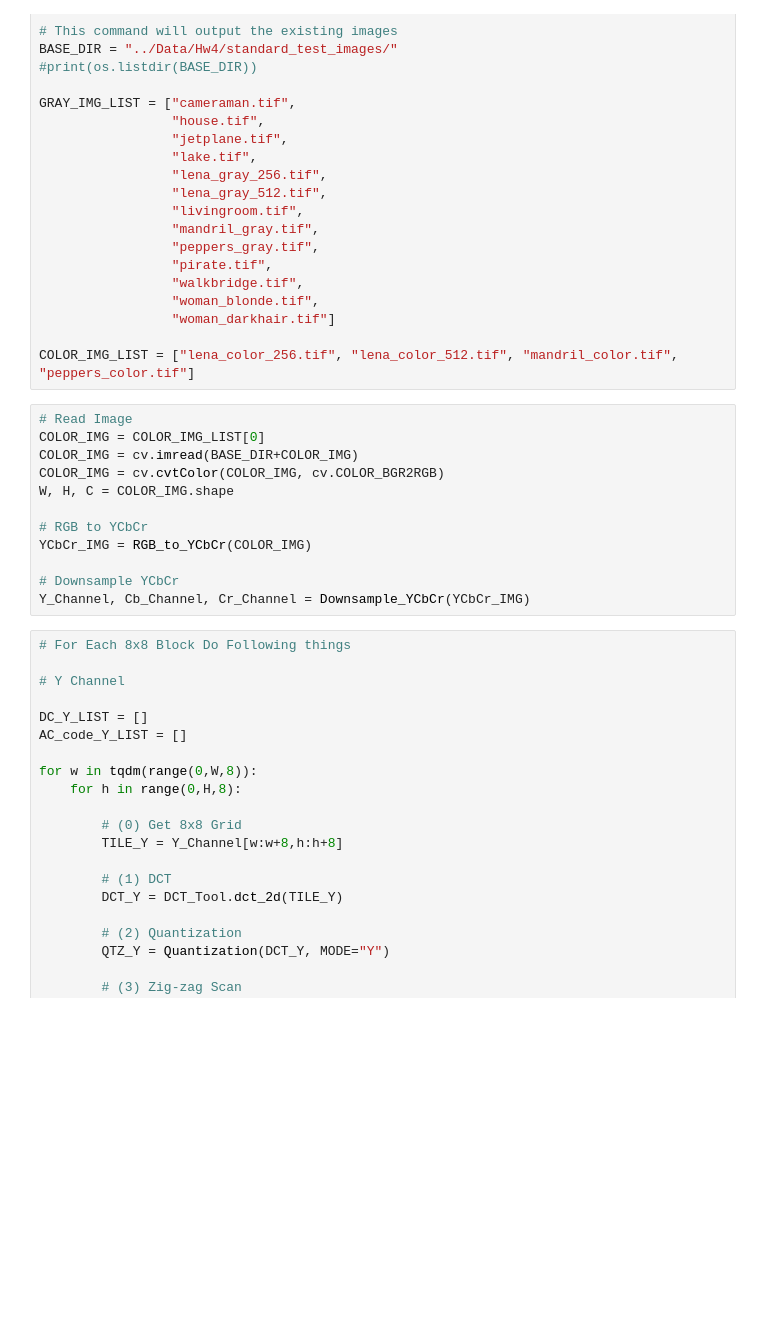
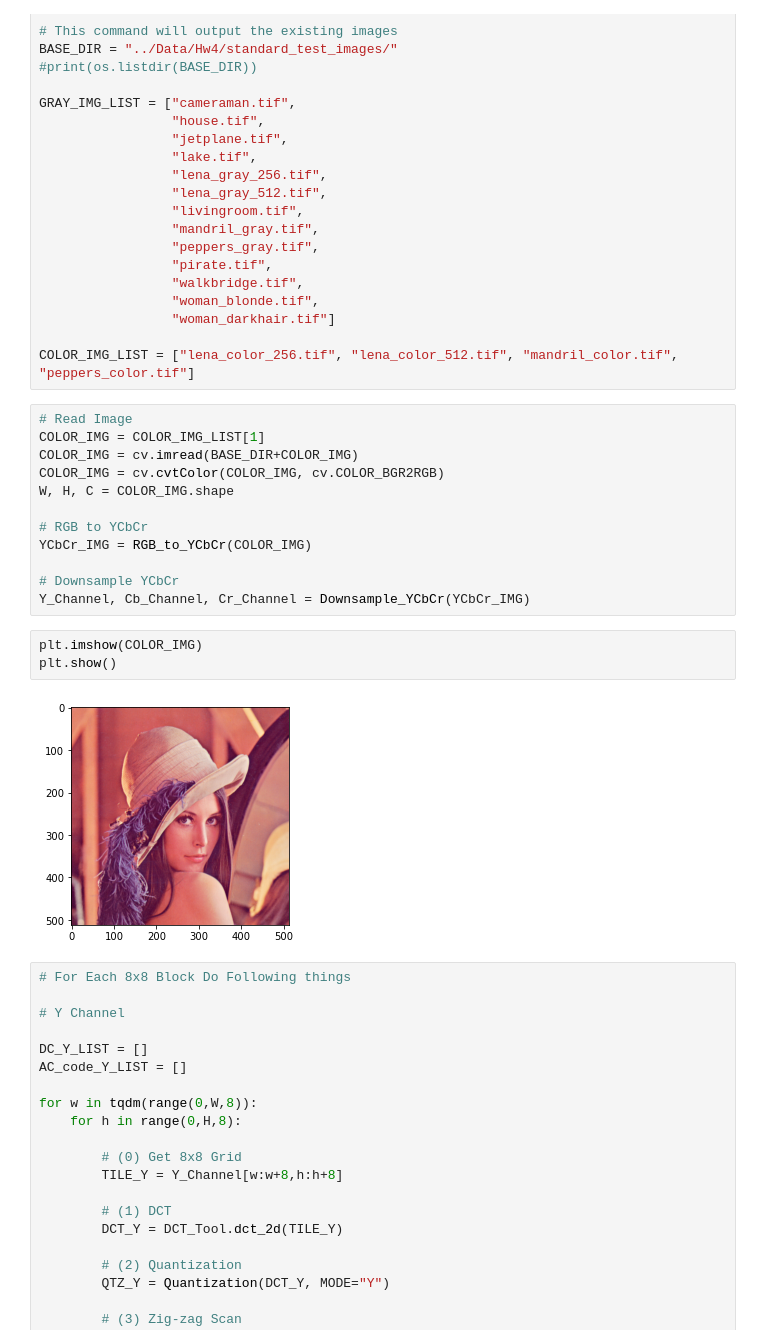
Before and after one commit to Ratherman/Computer-Vision, a Jupyter notebook: HW4_Python/main.ipynb, the cells around one changed output. Cells and saved outputs as stored; diff of their text form; blank space fills up the shorter version.

```diff
--- a/HW4_Python/main.ipynb
+++ b/HW4_Python/main.ipynb
@@ -567,7 +678,7 @@ GRAY_IMG_LIST = ["cameraman.tif",
 COLOR_IMG_LIST = ["lena_color_256.tif", "lena_color_512.tif", "mandril_color.tif", "peppers_color.tif"]
 # %%
 # Read Image
-COLOR_IMG = COLOR_IMG_LIST[0]
+COLOR_IMG = COLOR_IMG_LIST[1]
 COLOR_IMG = cv.imread(BASE_DIR+COLOR_IMG)
 COLOR_IMG = cv.cvtColor(COLOR_IMG, cv.COLOR_BGR2RGB)
 W, H, C = COLOR_IMG.shape
@@ -577,6 +688,11 @@ YCbCr_IMG = RGB_to_YCbCr(COLOR_IMG)
 
 # Downsample YCbCr
 Y_Channel, Cb_Channel, Cr_Channel = Downsample_YCbCr(YCbCr_IMG)
+# %%
+plt.imshow(COLOR_IMG)
+plt.show()
+# %% [output]
+[figure, added]
 # %%
 # For Each 8x8 Block Do Following things
 
```
Also changed, not shown: parts of 18 cells of this notebook, 6 other files.
